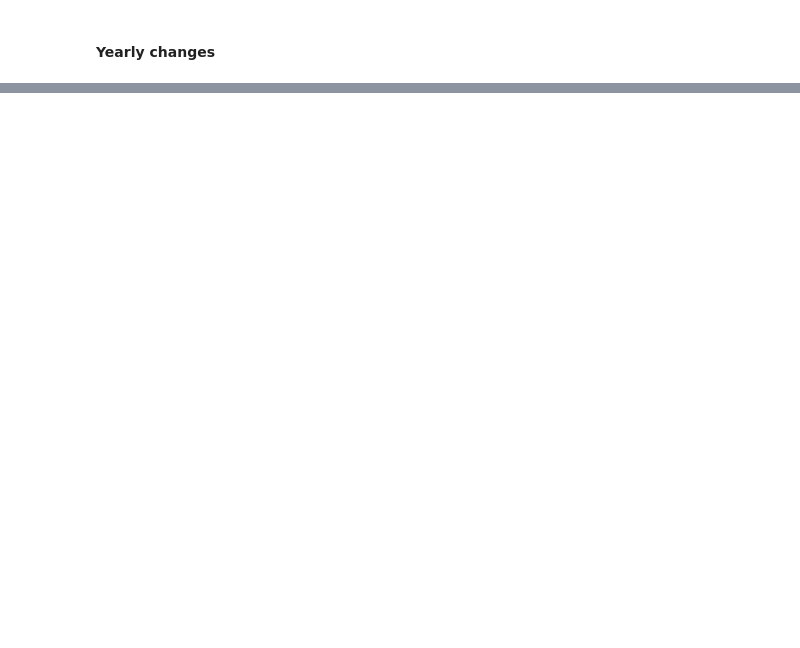
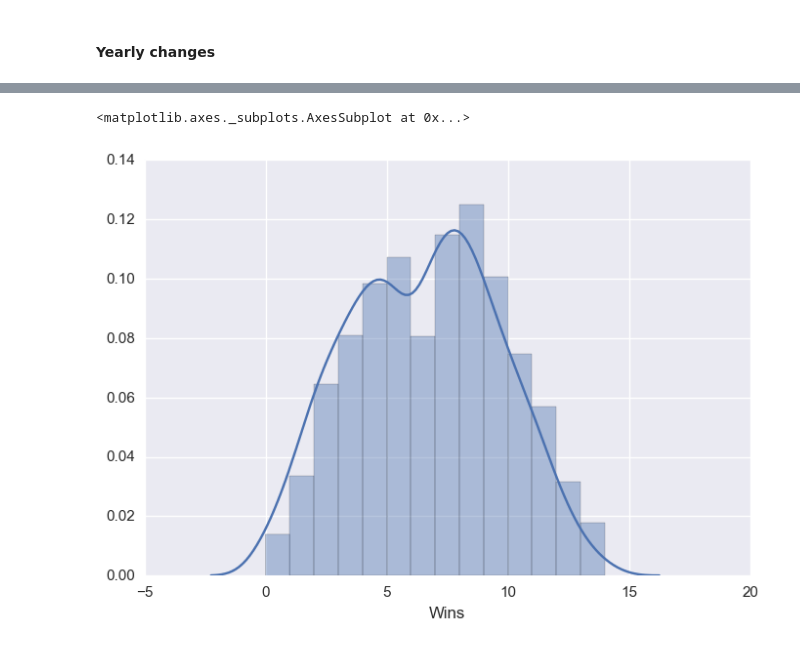
Before and after one commit to bighomeyg/ncaa_hot_seat_2016, a Jupyter notebook: hot_seat_coaches_2016.ipynb, the cells around one changed output, grey strips where cells are left out. Saved outputs shown, nothing was run; the diff lists cells and outputs as text; code cells hidden in the pictures; blank space fills up the shorter version.

Commit message:
data munging
Jupyter notebook for data wrangling

```diff
--- a/hot_seat_coaches_2016.ipynb
+++ b/hot_seat_coaches_2016.ipynb
@@ -26,3 +55,35 @@ for item in yearly_plot.get_xticklabels():
 plt.show()
 # %% [output]
 [figure]
+# %%
+import glob
+
+columns = ["Team","Wins","Losses","Ties","Games","WinPct", "Year"]
+
+df = pd.DataFrame(columns=columns)
+
+
+for filename in glob.glob("2*records.csv"):
+    year = filename.split("_")[0]
+    f = DataFrame.from_csv(filename, header = None, index_col=False)
+    f['Year'] = year
+    f.columns = columns
+    dfs = [df, f]
+    df = pd.concat(dfs)
+df = df.reset_index()
+del df['index']
+
+
+df['LeavesNextYr'] = 0
+df['Tenure'] = 0
+# %%
+teams = df['Team'].unique()
+
+for team in teams:
+    df = got_fired_following_season(team)
+    tenure(team)
+# %%
+sns.distplot(df['Wins'], bins = 14)
+# %% [output]
+<matplotlib.axes._subplots.AxesSubplot at 0x...>
+[figure, added]
```
Also changed, not shown: parts of 6 cells of this notebook.
